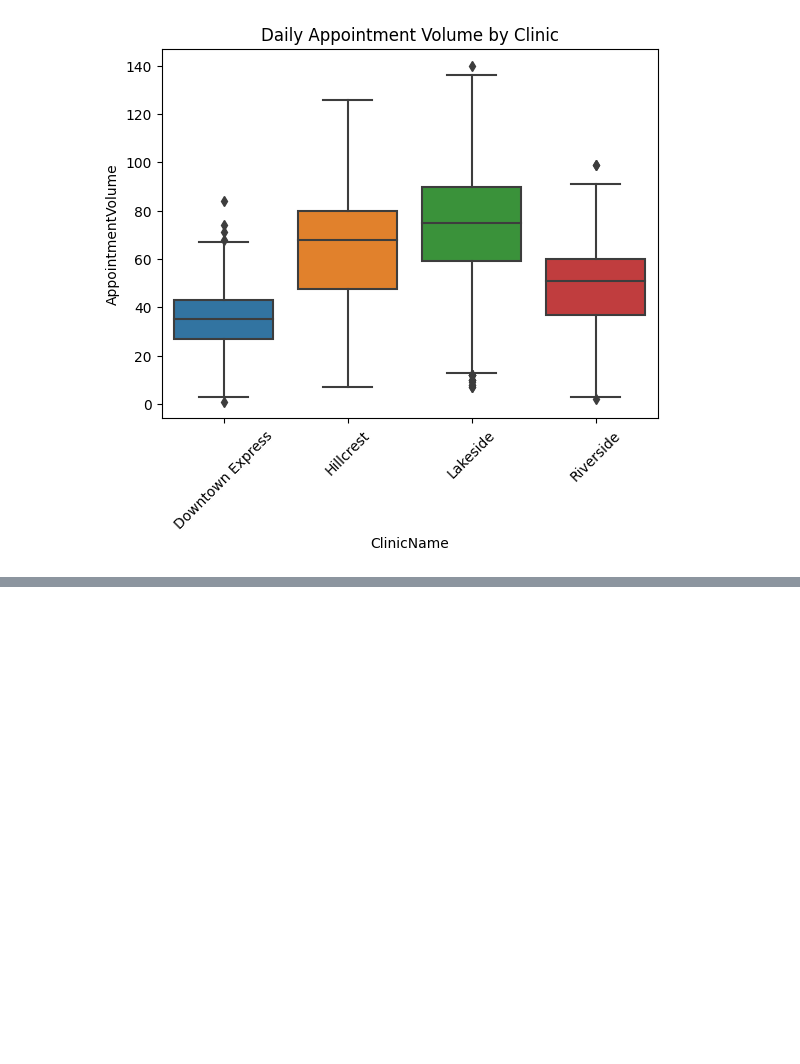
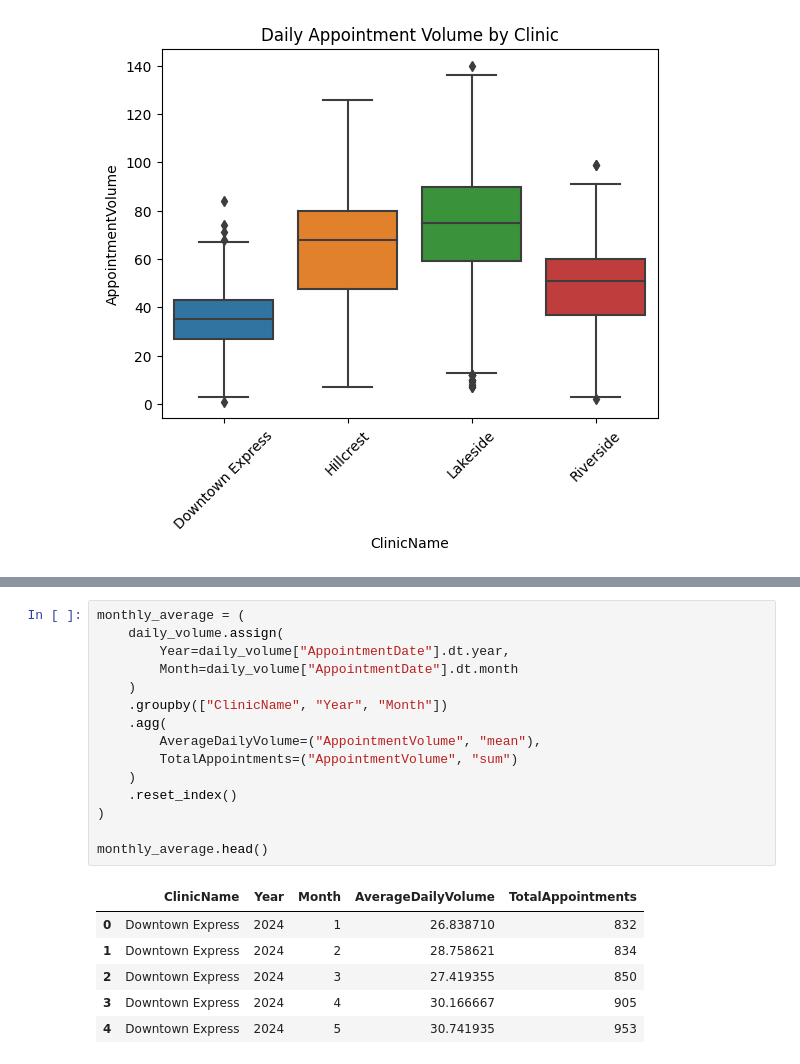
Before and after one commit to joshegwuatu/Appointment-volume-forecasting, a Jupyter notebook: EDA/01-EDA.ipynb, the cells around one changed output, grey strips where cells are left out. Drawn from its saved outputs; the diff is of its cells as text; blank space fills up the shorter version.

```diff
--- a/EDA/01-EDA.ipynb
+++ b/EDA/01-EDA.ipynb
@@ -454,0 +710,22 @@ plt.show()
+# %%
+monthly_average = (
+    daily_volume.assign(
+        Year=daily_volume["AppointmentDate"].dt.year,
+        Month=daily_volume["AppointmentDate"].dt.month
+    )
+    .groupby(["ClinicName", "Year", "Month"])
+    .agg(
+        AverageDailyVolume=("AppointmentVolume", "mean"),
+        TotalAppointments=("AppointmentVolume", "sum")
+    )
+    .reset_index()
+)
+
+monthly_average.head()
+# %% [output]
+|  | ClinicName | Year | Month | AverageDailyVolume | TotalAppointments |
+| 0 | Downtown Express | 2024 | 1 | 26.838710 | 832 |
+| 1 | Downtown Express | 2024 | 2 | 28.758621 | 834 |
+| 2 | Downtown Express | 2024 | 3 | 27.419355 | 850 |
+| 3 | Downtown Express | 2024 | 4 | 30.166667 | 905 |
+| 4 | Downtown Express | 2024 | 5 | 30.741935 | 953 |
```
Also changed, not shown: parts of 19 cells of this notebook.
